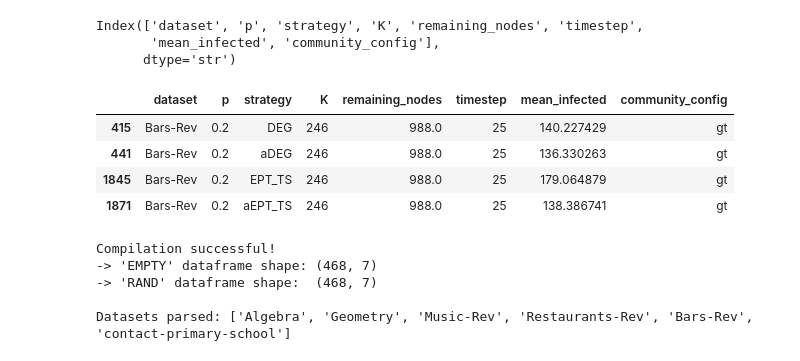
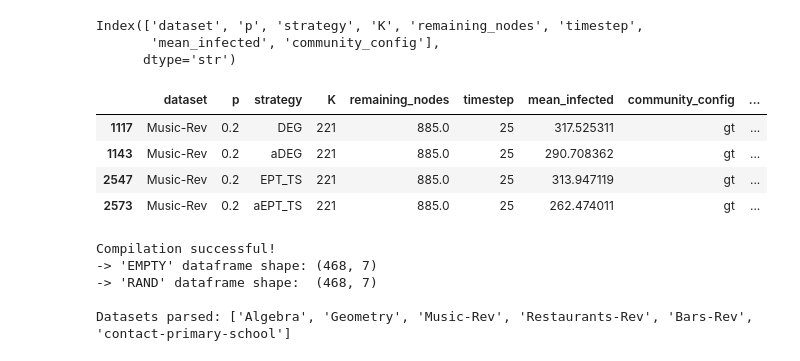
Before and after one commit to quintwinthagen/sicp_node_removal, a Jupyter notebook: notebooks/reran_sim_plots.ipynb, the cells around one changed output. Cells and saved outputs as stored; diff of their text form; code cells hidden in the pictures.

```diff
--- a/notebooks/reran_sim_plots.ipynb
+++ b/notebooks/reran_sim_plots.ipynb
@@ -68,19 +68,20 @@ Index(['dataset', 'p', 'strategy', 'K', 'remaining_nodes', 'timestep',
 # %%
 d = master_df
 a = d[(d['strategy'].isin(['aEPT_TS', 'EPT_TS', 'DEG', 'aDEG'])) &
       (d['timestep'] == 25) &
-      (d['dataset'] == 'Bars-Rev') &
+      (d['dataset'] == 'Music-Rev') &
       (d['p'] == 0.2) &
      ( d['community_config'] == 'gt')
       ].copy()
 
+a['percent'] = a['mean_infected'] / a['remaining_nodes']
 a
 # %% [output]
-|  | dataset | p | strategy | K | remaining_nodes | timestep | mean_infected | community_config |
-| 415 | Bars-Rev | 0.2 | DEG | 246 | 988.0 | 25 | 140.227429 | gt |
-| 441 | Bars-Rev | 0.2 | aDEG | 246 | 988.0 | 25 | 136.330263 | gt |
-| 1845 | Bars-Rev | 0.2 | EPT_TS | 246 | 988.0 | 25 | 179.064879 | gt |
-| 1871 | Bars-Rev | 0.2 | aEPT_TS | 246 | 988.0 | 25 | 138.386741 | gt |
+|  | dataset | p | strategy | K | remaining_nodes | timestep | mean_infected | community_config | ... |
+| 1117 | Music-Rev | 0.2 | DEG | 221 | 885.0 | 25 | 317.525311 | gt | ... |
+| 1143 | Music-Rev | 0.2 | aDEG | 221 | 885.0 | 25 | 290.708362 | gt | ... |
+| 2547 | Music-Rev | 0.2 | EPT_TS | 221 | 885.0 | 25 | 313.947119 | gt | ... |
+| 2573 | Music-Rev | 0.2 | aEPT_TS | 221 | 885.0 | 25 | 262.474011 | gt | ... |
 # %%
 import glob
 from pathlib import Path
```
Also changed, not shown: parts of 1 cell of this notebook, 19 other files.
